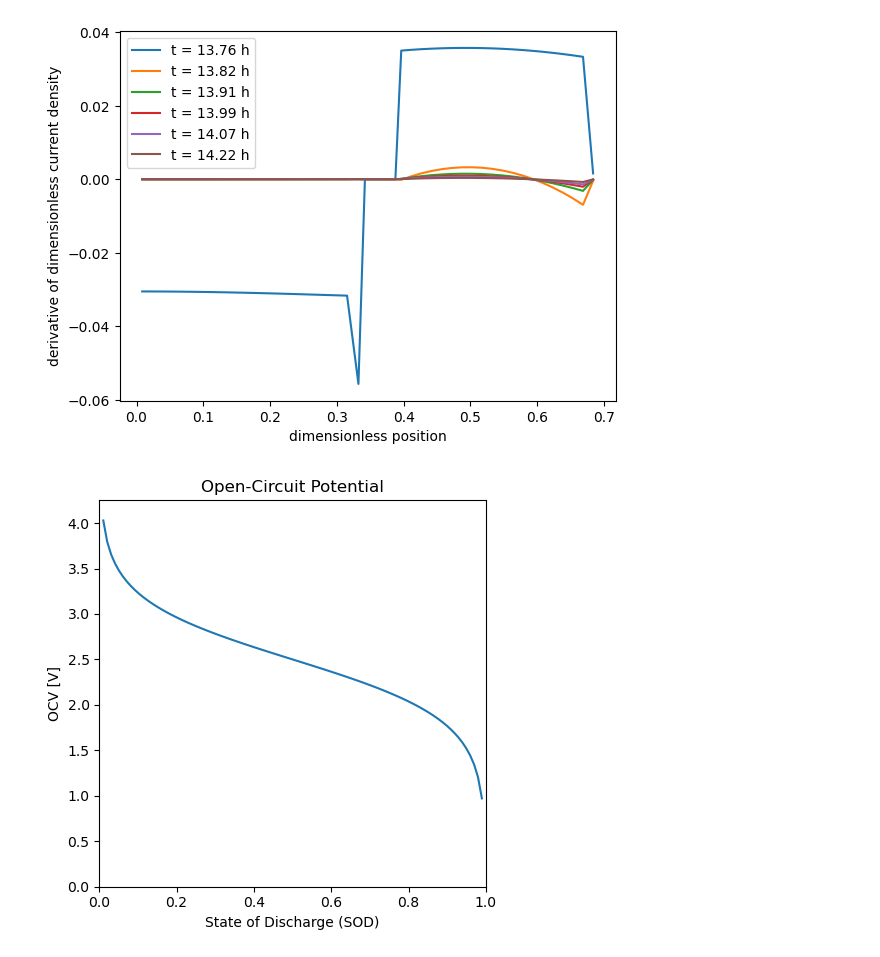
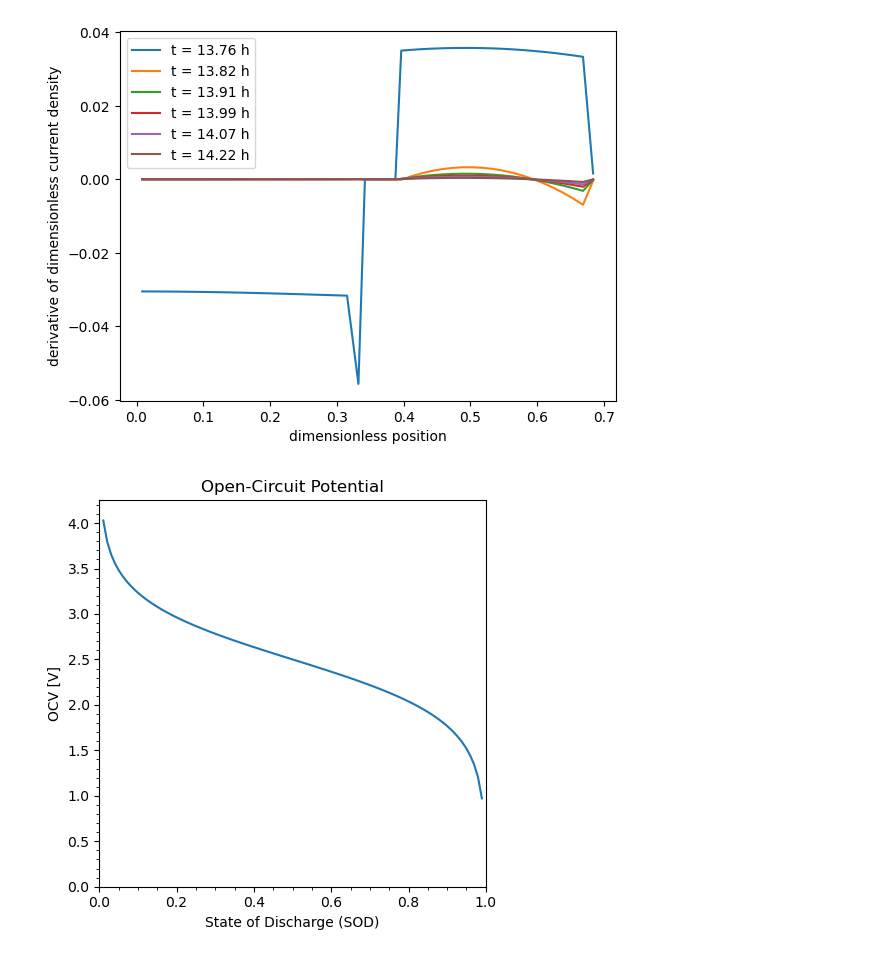
Before and after one commit to molel-gt/ssb, a Jupyter notebook: chemo-mechanics.ipynb, the cells around one changed output. Saved outputs shown, nothing was run; the diff lists cells and outputs as text; code cells hidden in the pictures.

Commit message:
nice plot

```diff
--- a/chemo-mechanics.ipynb
+++ b/chemo-mechanics.ipynb
@@ -103,18 +103,19 @@ plt.show()
 # %% [output]
 [figure]
 # %%
-def ocv(soc, L=1, k=2):
-    return 2.5 + (1/k) * np.log((L - soc) / soc)
+def ocv(sod, L=1, k=2):
+    return 2.5 + (1/k) * np.log((L - sod) / sod)
 # %%
-socs = np.linspace(0, 1, num=100)
+sods = np.linspace(0, 1, num=100)
 fig, ax = plt.subplots()
-ax.plot(socs, ocv(socs, k=3))
+ax.plot(sods, ocv(sods, k=3))
 ax.set_ylim([0, 4.25]);
 ax.set_xlim([0, 1]);
 ax.set_box_aspect(1);
-ax.set_title("Open-Circuit Potential")
-ax.set_xlabel('State of Discharge (SOD)')
-ax.set_ylabel('OCV [V]')
+ax.set_title("Open-Circuit Potential");
+ax.set_xlabel('State of Discharge (SOD)');
+ax.set_ylabel('OCV [V]');
+ax.minorticks_on();
 plt.tight_layout();
 # %% [output]
-[figure, old version]
+[figure, new version]
```
